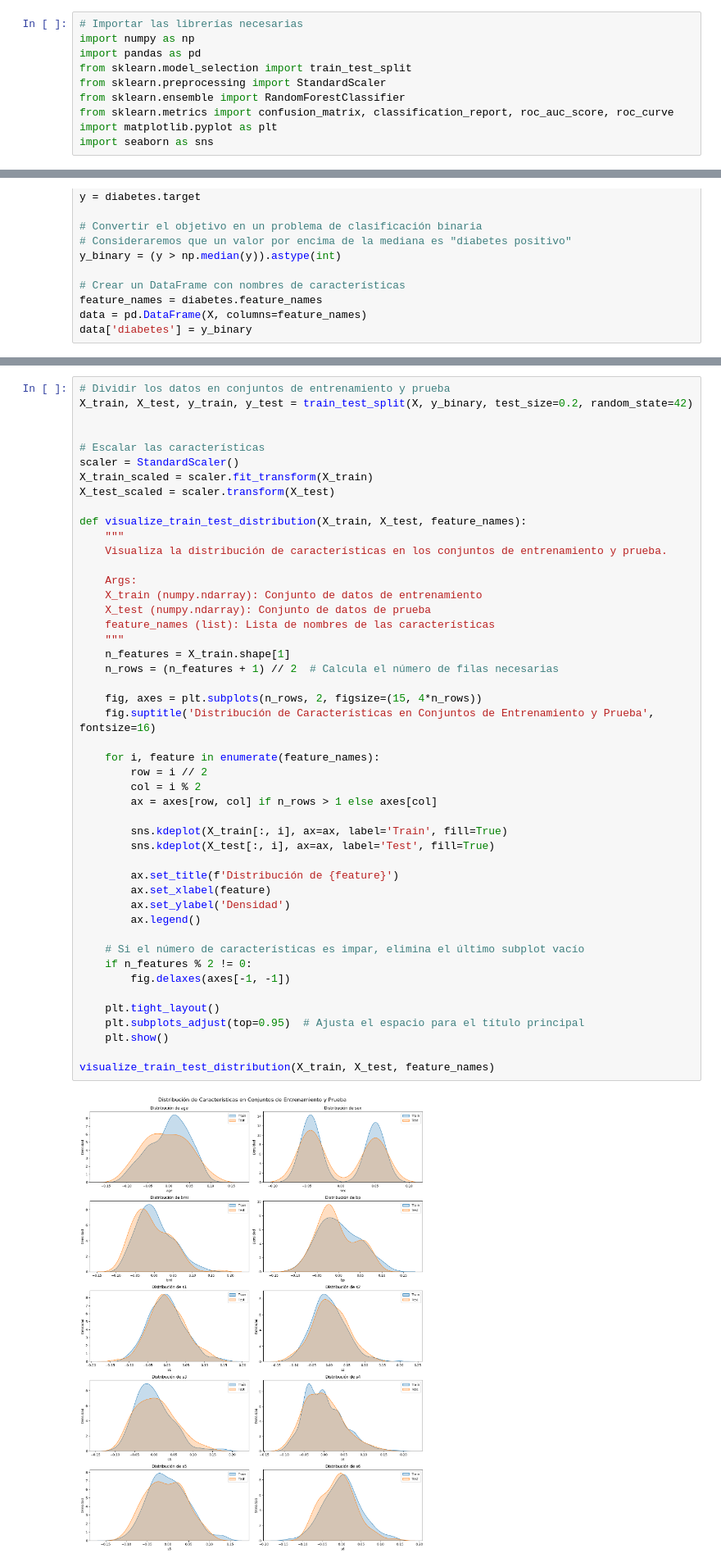
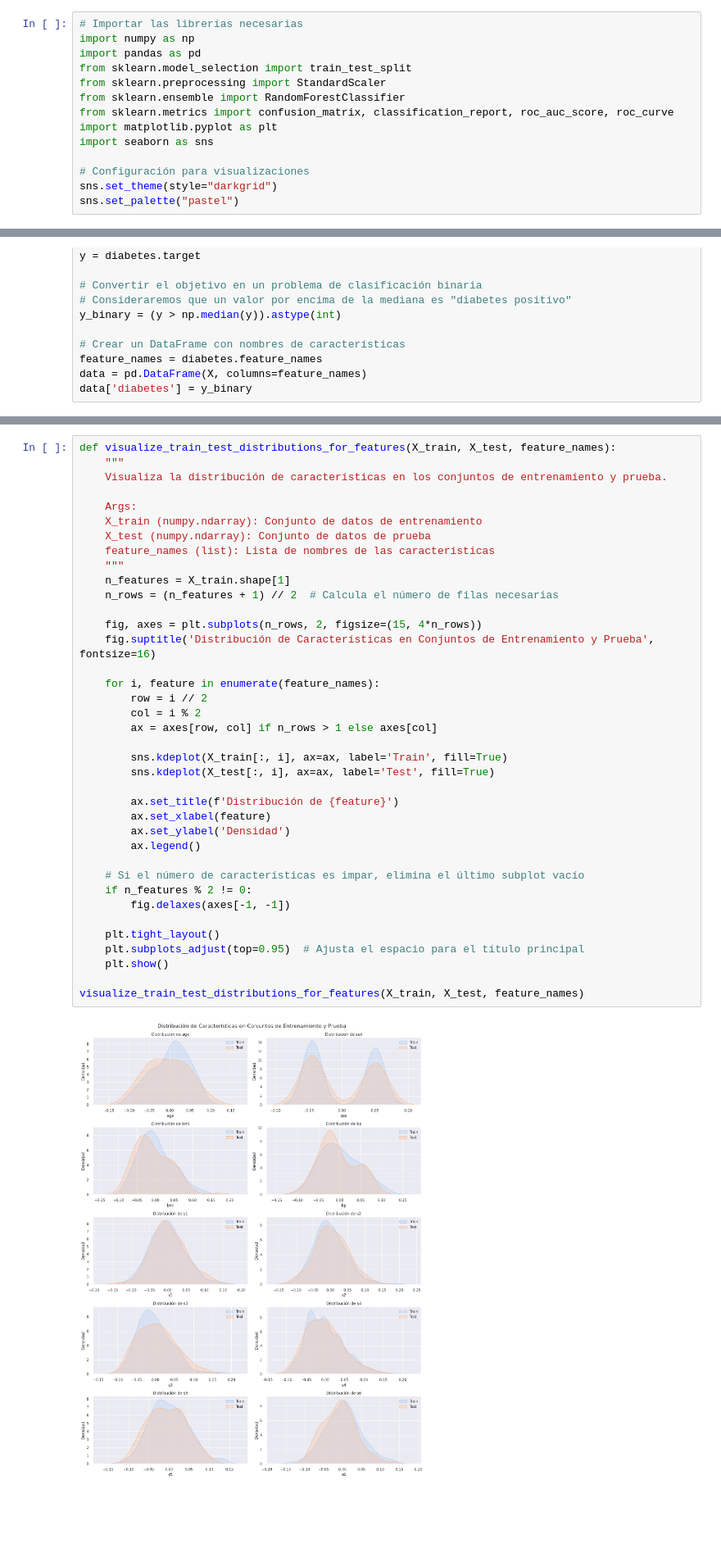
Before and after one commit to txusser/Master_IA_Sanidad, a Jupyter notebook: 2_3_4_Modelado_y_evaluación_de_resultados.ipynb, the cells around one changed output, grey strips where cells are left out. Shown at 82% size. Cells and saved outputs as stored; diff of their text form; blank space fills up the shorter version.

Commit message:
Cambios en la configuración y nueva visualización splits

```diff
--- a/2_3_4_Modelado_y_evaluación_de_resultados.ipynb
+++ b/2_3_4_Modelado_y_evaluación_de_resultados.ipynb
@@ -12,6 +12,10 @@ from sklearn.ensemble import RandomForestClassifier
 from sklearn.metrics import confusion_matrix, classification_report, roc_auc_score, roc_curve
 import matplotlib.pyplot as plt
 import seaborn as sns
+
+# Configuración para visualizaciones
+sns.set_theme(style="darkgrid")
+sns.set_palette("pastel")
 # %%
 # Vamos a trabajar con el conjuto de datos de diabetes de Scikit-learn
 from sklearn.datasets import load_diabetes
@@ -32,14 +127,5 @@ data['diabetes'] = y_binary
 # %%
-# Dividir los datos en conjuntos de entrenamiento y prueba
-X_train, X_test, y_train, y_test = train_test_split(X, y_binary, test_size=0.2, random_state=42)
-
-
-# Escalar las características
-scaler = StandardScaler()
-X_train_scaled = scaler.fit_transform(X_train)
-X_test_scaled = scaler.transform(X_test)
-
-def visualize_train_test_distribution(X_train, X_test, feature_names):
+def visualize_train_test_distributions_for_features(X_train, X_test, feature_names):
     """
     Visualiza la distribución de características en los conjuntos de entrenamiento y prueba.
 
@@ -49,35 +135,35 @@ def visualize_train_test_distribution(X_train, X_test, feature_names):
     feature_names (list): Lista de nombres de las características
     """
     n_features = X_train.shape[1]
     n_rows = (n_features + 1) // 2  # Calcula el número de filas necesarias
 
     fig, axes = plt.subplots(n_rows, 2, figsize=(15, 4*n_rows))
     fig.suptitle('Distribución de Características en Conjuntos de Entrenamiento y Prueba', fontsize=16)
 
     for i, feature in enumerate(feature_names):
         row = i // 2
         col = i % 2
         ax = axes[row, col] if n_rows > 1 else axes[col]
 
         sns.kdeplot(X_train[:, i], ax=ax, label='Train', fill=True)
         sns.kdeplot(X_test[:, i], ax=ax, label='Test', fill=True)
 
         ax.set_title(f'Distribución de {feature}')
         ax.set_xlabel(feature)
         ax.set_ylabel('Densidad')
         ax.legend()
 
     # Si el número de características es impar, elimina el último subplot vacío
     if n_features % 2 != 0:
         fig.delaxes(axes[-1, -1])
 
     plt.tight_layout()
     plt.subplots_adjust(top=0.95)  # Ajusta el espacio para el título principal
     plt.show()
 
-visualize_train_test_distribution(X_train, X_test, feature_names)
+visualize_train_test_distributions_for_features(X_train, X_test, feature_names)
 # %% [output]
-[figure, old version]
+[figure, new version]
 # %%
 # Entrenar un modelo de Random Forest
 rf_model = RandomForestClassifier(n_estimators=100, random_state=42)
```
Also changed, not shown: parts of 5 cells of this notebook.
